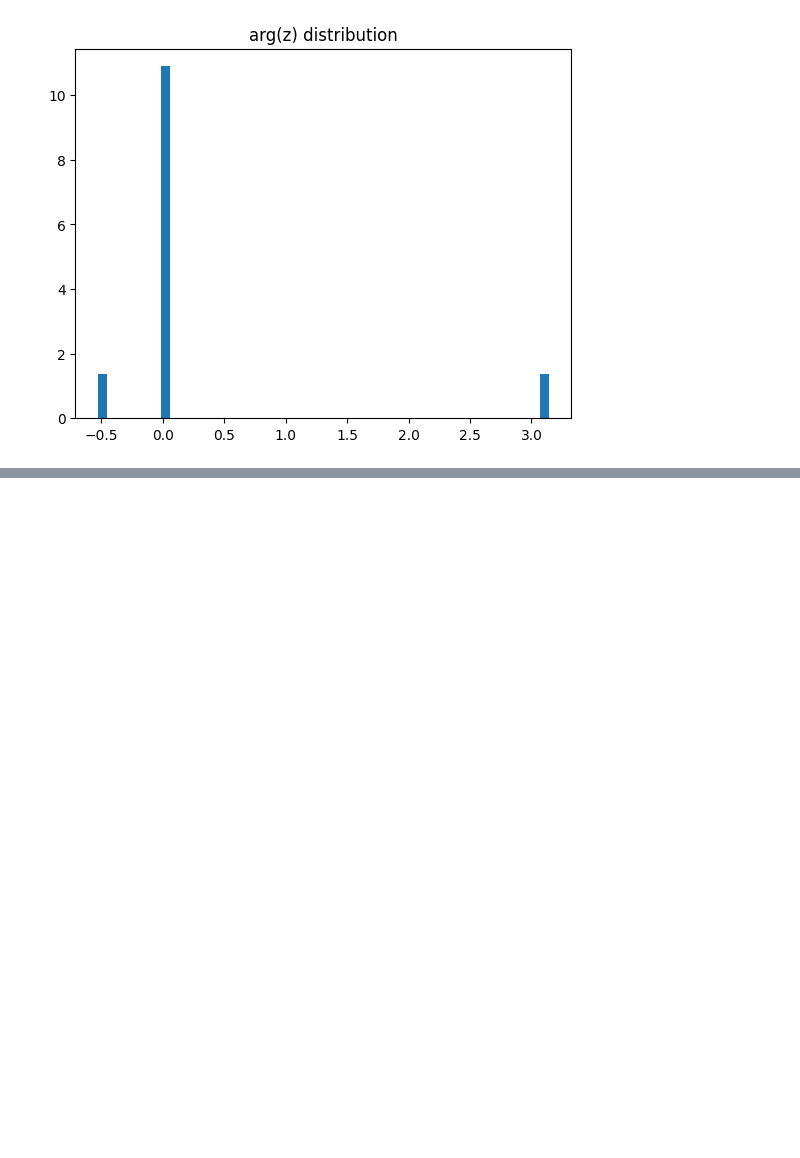
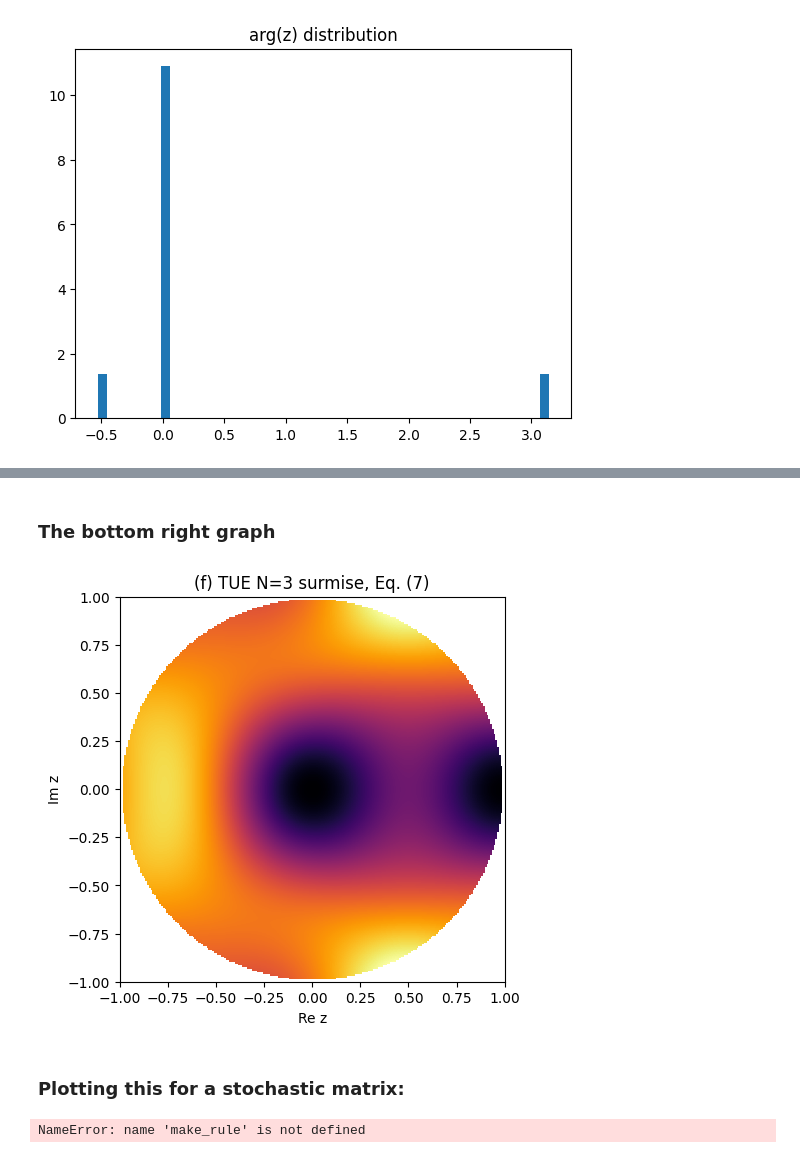
Before and after one commit to IgnacioMPineda/Cellular-automata-simulator---SP2026, a Jupyter notebook: Notebook_4.ipynb, the cells around one changed output, grey strips where cells are left out. Saved outputs shown, nothing was run; the diff lists cells and outputs as text; code cells hidden in the pictures; blank space fills up the shorter version.

```diff
--- a/Notebook_4.ipynb
+++ b/Notebook_4.ipynb
@@ -133,0 +266,47 @@ Distance: [0.93416663 0.60582804 0.99999996 0.99999996 1.         0.81206756
+# %% [markdown]
+### The bottom right graph
+# %%
+from scipy.interpolate import griddata
+
+def plot_tue3_surmise(n_quad=200, n_grid=150):
+    s = np.linspace(-np.pi, np.pi, n_quad)
+    S, T = np.meshgrid(s, s, indexing="ij")
+    weight = (S**2 + T**2)**2 * (2 - np.cos(S) - np.cos(T))
+
+    def tue3_xy(x, y):
+        f2 = 2 - np.cos(S*x - T*y) - np.cos(T*x + S*y)
+        f3 = 2 - np.cos(S*(x-1) - T*y) - np.cos(T*(x-1) + S*y)
+        integrand = weight * f2 * f3
+        return np.trapz(np.trapz(integrand, s, axis=1), s)
+
+    # evaluate on a polar grid, then interpolate to Cartesian for plotting
+    rr = np.linspace(1e-3, 0.999, n_grid)
+    tt = np.linspace(-np.pi, np.pi, n_grid)
+    vals = np.empty((n_grid, n_grid))
+    for i, r in enumerate(rr):
+        for j, th in enumerate(tt):
+            vals[i, j] = tue3_xy(r*np.cos(th), r*np.sin(th))
+
+    norm = np.sum(vals * rr[:, None]) * (rr[1]-rr[0]) * (tt[1]-tt[0])
+    dens = vals / norm
+
+    XX = rr[:, None] * np.cos(tt)[None, :]
+    YY = rr[:, None] * np.sin(tt)[None, :]
+
+    gx, gy = np.meshgrid(np.linspace(-1, 1, 220), np.linspace(-1, 1, 220))
+    grid_vals = griddata((XX.ravel(), YY.ravel()), dens.ravel(), (gx, gy), method="linear")
+    grid_vals[gx**2 + gy**2 > 1] = np.nan
+
+    plt.figure(figsize=(5, 5))
+    plt.imshow(grid_vals, origin="lower", extent=(-1, 1, -1, 1), cmap="inferno")
+    plt.gca().set_aspect("equal")
+    plt.xlabel("Re z"); plt.ylabel("Im z")
+    plt.title("(f) TUE N=3 surmise, Eq. (7)")
+    plt.show()
+    return dens
+
+dens = plot_tue3_surmise()
+# %% [output]
+[figure, added]
+# %% [markdown]
+### Plotting this for a stochastic matrix:
@@ -133,0 +341,4 @@ Distance: [0.93416663 0.60582804 0.99999996 0.99999996 1.         0.81206756
+# %%
+print(stochastic_density(1, 4))
+# %% [output]
+NameError: name 'make_rule' is not defined
```
Also changed, not shown: parts of 16 cells of this notebook.
